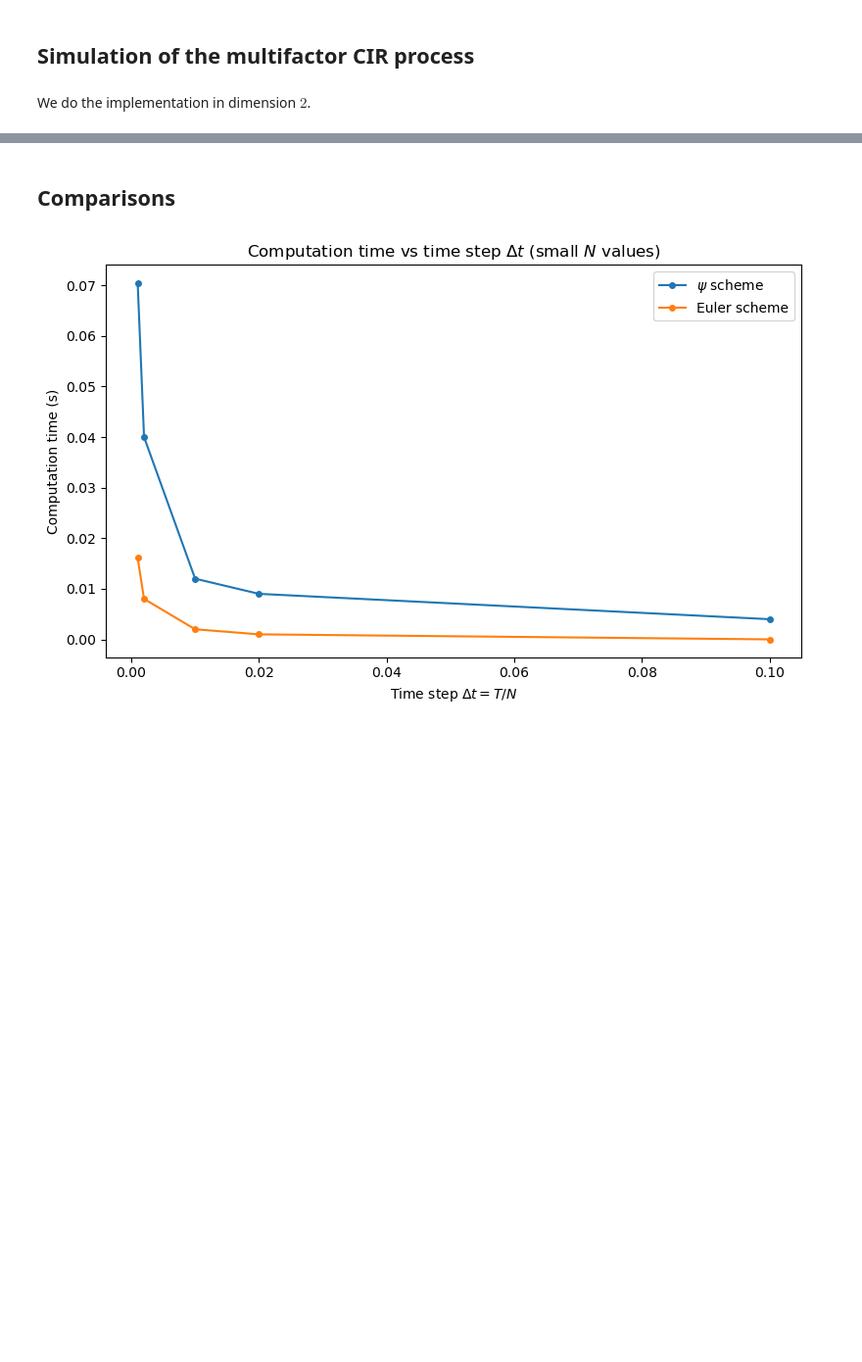
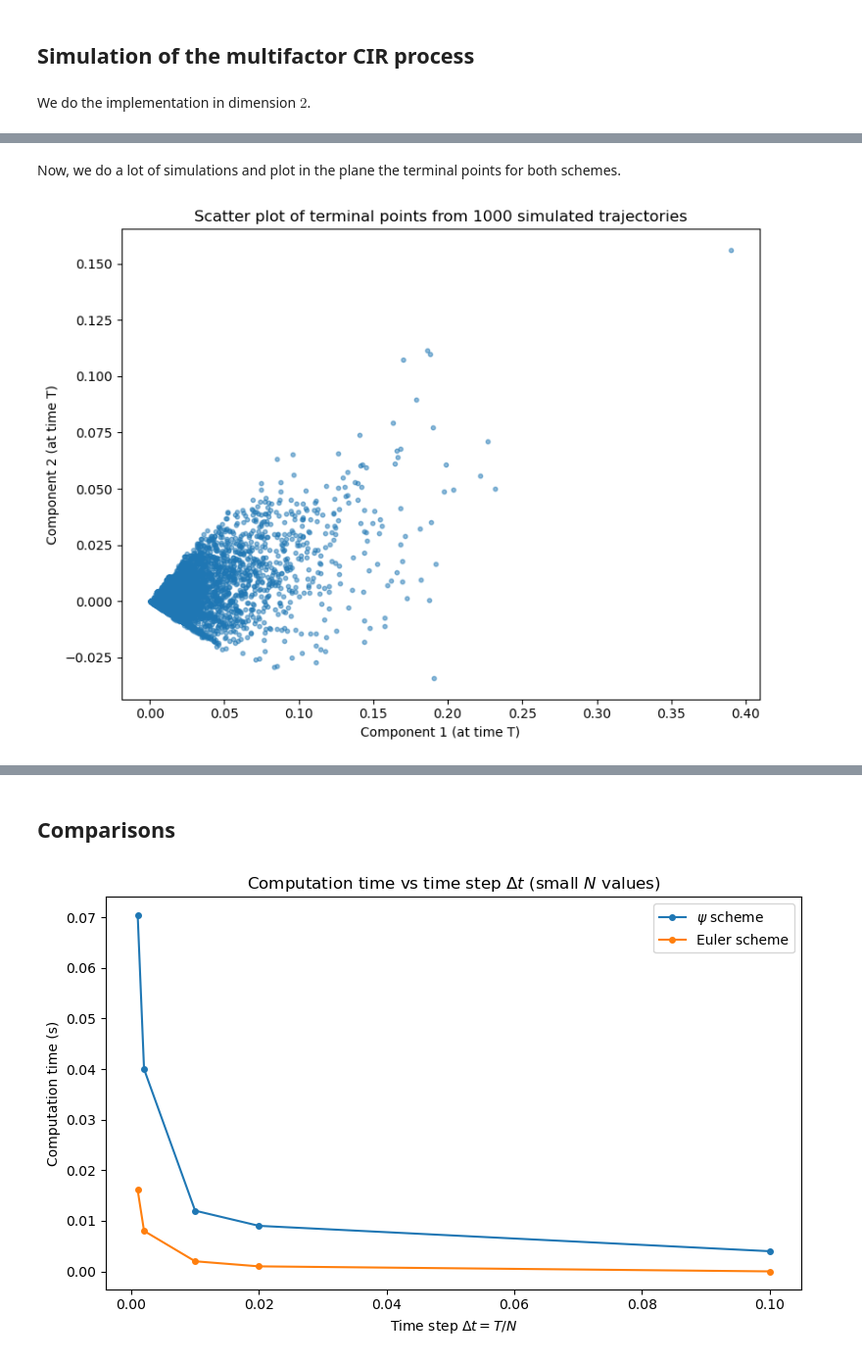
Before and after one commit to maxence2508/stage-cermics, a Jupyter notebook: second-order-schemes-for-multifactor-cir-and-heston-models.ipynb, the cells around one changed output, grey strips where cells are left out. Shown at 98% size. Saved outputs shown, nothing was run; the diff lists cells and outputs as text; code cells hidden in the pictures; blank space fills up the shorter version.

```diff
--- a/second-order-schemes-for-multifactor-cir-and-heston-models.ipynb
+++ b/second-order-schemes-for-multifactor-cir-and-heston-models.ipynb
@@ -808,0 +825,21 @@ plt.show()
+# %% [markdown]
+Now, we do a lot of simulations and plot in the plane the terminal points for both schemes.
+# %%
+N = 10**4
+# Simulate vector paths
+n_simulation = 10000
+psi_paths = cir.simulate_multifactor(T, N, n_simulation=n_simulation)
+
+# Extract the terminal points (at time T) for each trajectory
+terminal_points = psi_paths[:, -1, :]
+
+# Scatter plot of terminal points: component 1 vs component 2
+plt.figure(figsize=(8, 6))
+plt.scatter(terminal_points[:, 0], terminal_points[:, 1], s=10, alpha=0.5)
+plt.xlabel('Component 1 (at time T)')
+plt.ylabel('Component 2 (at time T)')
+plt.title('Scatter plot of terminal points from 1000 simulated trajectories')
+plt.tight_layout()
+plt.show()
+# %% [output]
+[figure, added]
```
Also changed, not shown: parts of 9 cells of this notebook.
